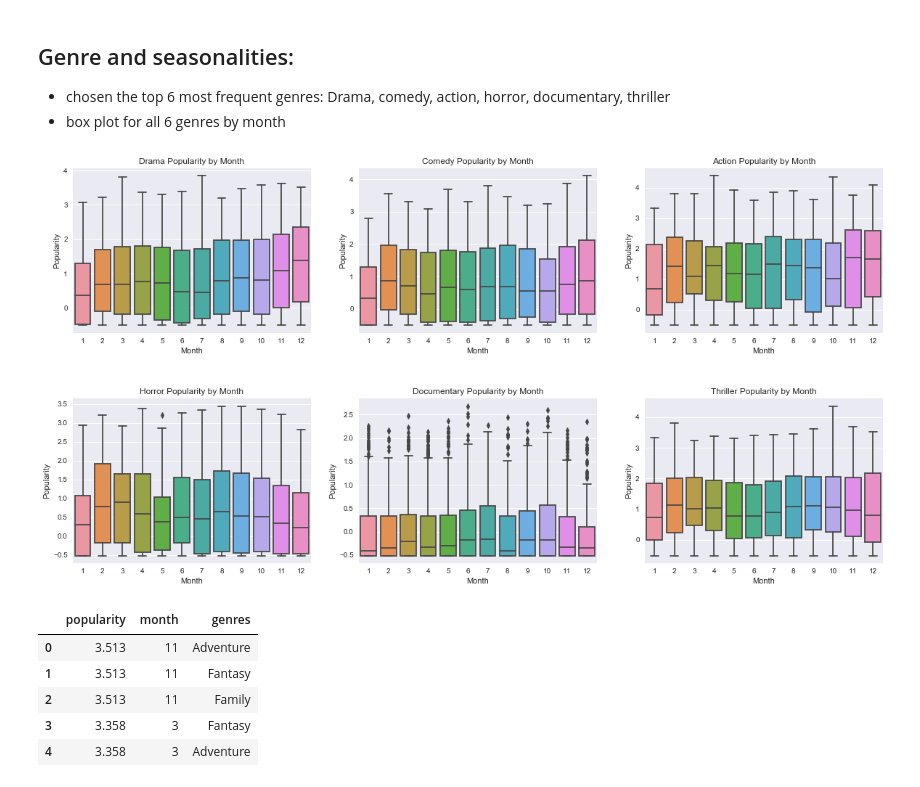
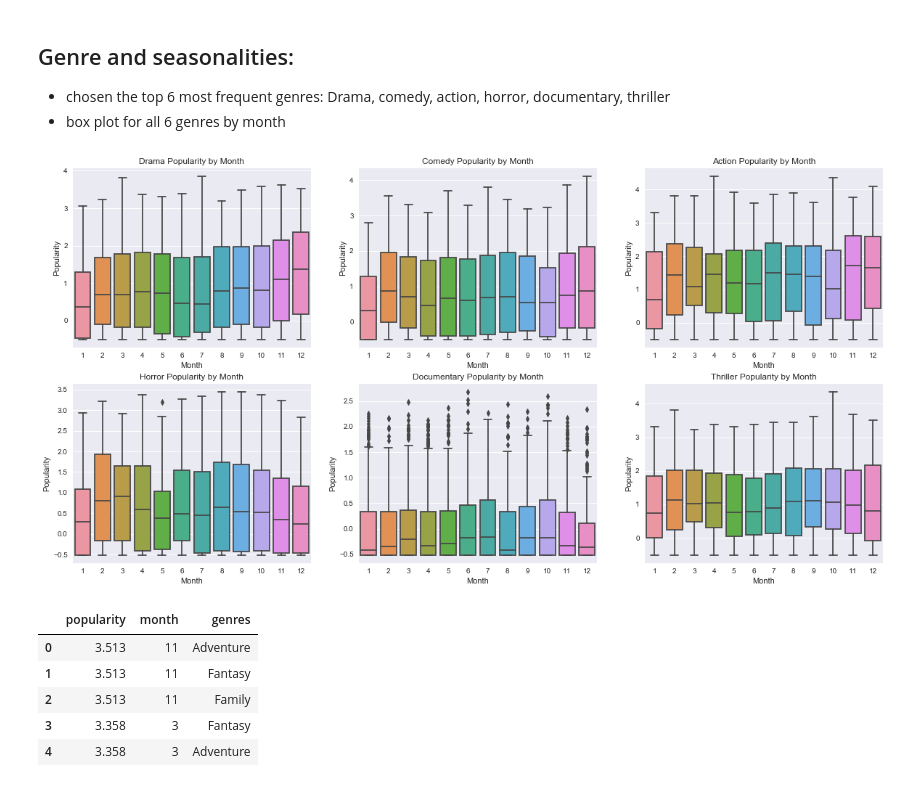
Before and after one commit to mzhou356/dc_ds_06_03_mod1_project, a Jupyter notebook: Mod1 NonTechnical Jupyter NoteBook.ipynb, the cells around one changed output. Drawn from its saved outputs; the diff is of its cells as text; code cells hidden in the pictures.

```diff
--- a/Mod1 NonTechnical Jupyter NoteBook.ipynb
+++ b/Mod1 NonTechnical Jupyter NoteBook.ipynb
@@ -61,59 +67,21 @@ budget_popularity.head()
 ## Genre and seasonalities:
   * chosen the top 6 most frequent genres: Drama, comedy, action, horror, documentary, thriller
   * box plot for all 6 genres by month
-# %%
-# load genres
-genre_popularity = pd.read_pickle('data/genre_popularity.pkl')
-# set popularity to be in scale log
-genre_popularity.popularity = np.log(genre_popularity.popularity)
-genre_popularity
-plt.figure(figsize=(20, 10))
-# plot drama
-drama = genre_popularity[genre_popularity.genres == 'Drama']
-ax1 = plt.subplot(231)
-ax1 = sns.boxplot(x="month", y= "popularity", data=drama, ax=ax1)
-ax1.set_xlabel('Month')
-ax1.set_ylabel('Popularity')
-ax1.set_title('Drama Popularity by Month')
-# plot comdedy
-comedy = genre_popularity[genre_popularity.genres == 'Comedy']
-ax2 = plt.subplot(232)
-ax2 = sns.boxplot(x="month", y="popularity", data=comedy, ax=ax2)
-ax2.set_xlabel('Month')
-ax2.set_ylabel('Popularity')
-ax2.set_title('Comedy Popularity by Month')
-# plot action
-action = genre_popularity[genre_popularity.genres == 'Action']
-ax3 = plt.subplot(233)
-ax3 = sns.boxplot(x="month", y="popularity", data=action, ax=ax3)
-ax3.set_xlabel('Month')
-ax3.set_ylabel('Popularity')
-ax3.set_title('Action Popularity by Month')
-# plot horror
-horror = genre_popularity[genre_popularity.genres == 'Horror']
-ax4 = plt.subplot(234)
-ax4 = sns.boxplot(x="month", y="popularity", data=horror, ax=ax4)
-ax4.set_xlabel('Month')
-ax4.set_ylabel('Popularity')
-ax4.set_title('Horror Popularity by Month')
-# plot documentary
-documentary = genre_popularity[genre_popularity.genres == 'Documentary']
-ax5 = plt.subplot(235)
-ax5 = sns.boxplot(x="month", y="popularity", data=documentary, ax=ax5)
-ax5.set_xlabel('Month')
-ax5.set_ylabel('Popularity')
-ax5.set_title('Documentary Popularity by Month')
-# plot thriller
-thriller = genre_popularity[genre_popularity.genres == 'Thriller']
-ax6 = plt.subplot(236)
-ax6 = sns.boxplot(x="month", y="popularity", data=thriller, ax=ax6)
-ax6.set_xlabel('Month')
-ax6.set_ylabel('Popularity')
-ax6.set_title('Thriller Popularity by Month')
-plt.subplots_adjust(hspace=0.4)
-plt.show()
-# %% [output]
-[figure, removed]
+# %%
+# load genres
+genre_popularity = pd.read_pickle('data/genre_popularity.pkl')
+# set popularity to be in scale log
+genre_popularity.popularity = np.log(genre_popularity.popularity)
+plt.figure(figsize=(20, 10))
+for i, genre in enumerate(['Drama','Comedy','Action','Horror','Documentary','Thriller'],1):
+    ax = plt.subplot(2,3,i)
+    df = genre_popularity[genre_popularity.genres == genre]
+    sns.boxplot(x = 'month', y = 'popularity', data = df, ax=ax)
+    ax.set_xlabel('Month')
+    ax.set_ylabel('Popularity')
+    ax.set_title(genre+' Popularity by Month')
+# %% [output]
+[figure, added]
 # %%
 # second popularity dataframe for studying genres and month
 genre_popularity.head()
```
Also changed, not shown: parts of 3 cells of this notebook.
